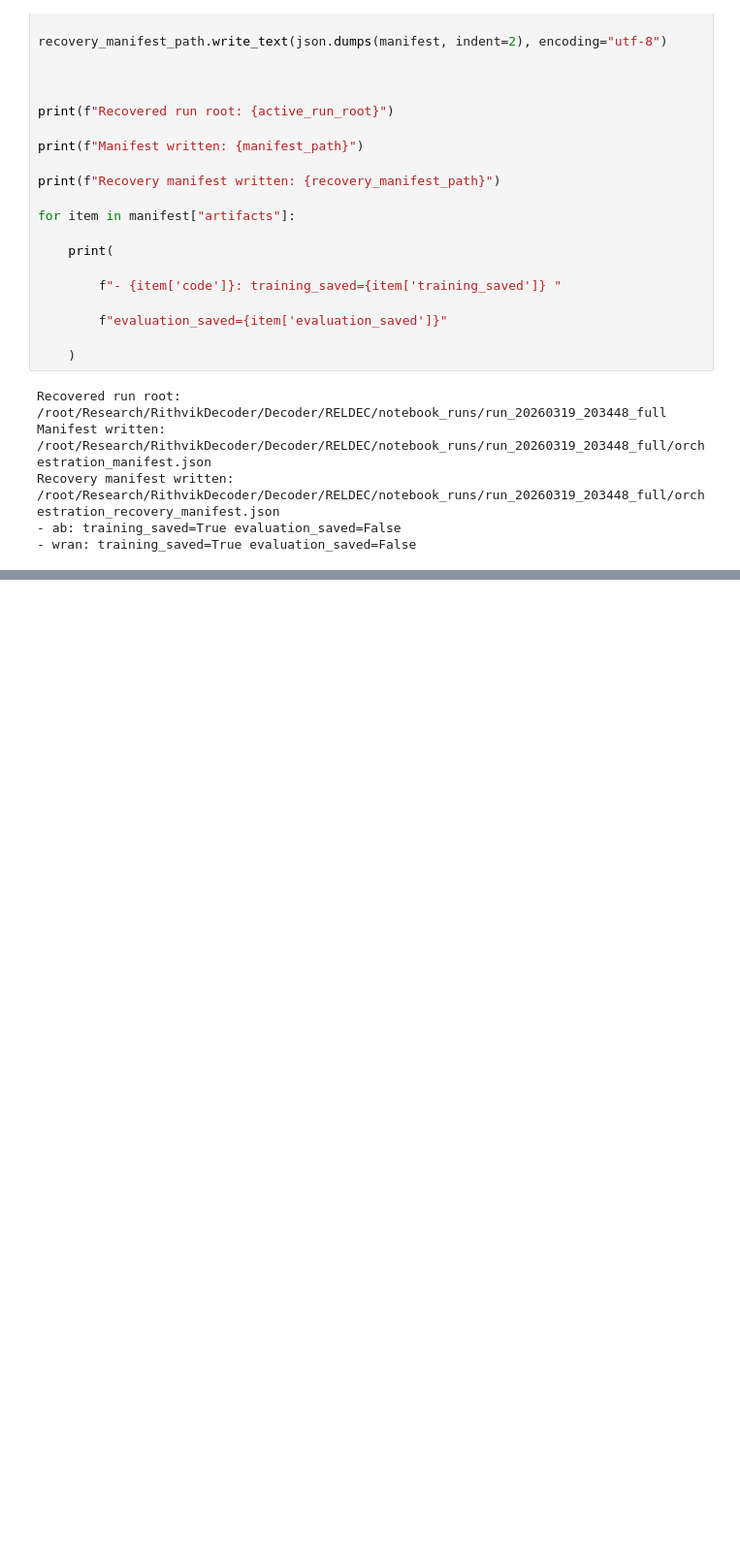
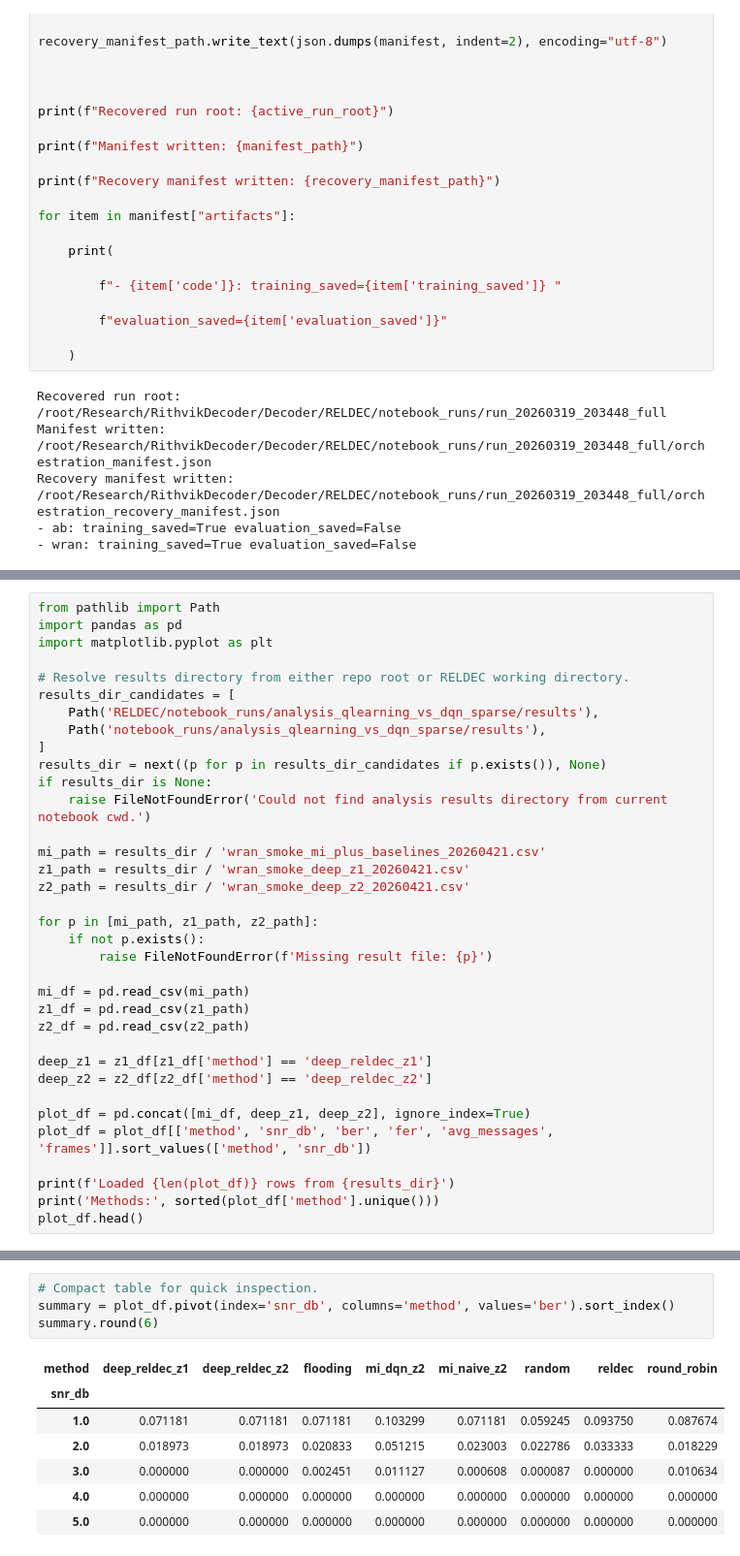
Before and after one commit to houleux/Decoder, a Jupyter notebook: RELDEC/RELDEC_eval_from_ckpt.ipynb, the cells around one changed output, grey strips where cells are left out. Shown at 97% size. Saved outputs shown, nothing was run; the diff lists cells and outputs as text; blank space fills up the shorter version.

```diff
--- a/RELDEC/RELDEC_eval_from_ckpt.ipynb
+++ b/RELDEC/RELDEC_eval_from_ckpt.ipynb
@@ -1354,0 +1364,35 @@ Recovery manifest written: /root/Research/RithvikDecoder/Decoder/RELDEC/notebook
+# %%
+from pathlib import Path
+import pandas as pd
+import matplotlib.pyplot as plt
+
+# Resolve results directory from either repo root or RELDEC working directory.
+results_dir_candidates = [
+    Path('RELDEC/notebook_runs/analysis_qlearning_vs_dqn_sparse/results'),
+    Path('notebook_runs/analysis_qlearning_vs_dqn_sparse/results'),
+]
+results_dir = next((p for p in results_dir_candidates if p.exists()), None)
+if results_dir is None:
+    raise FileNotFoundError('Could not find analysis results directory from current notebook cwd.')
+
+mi_path = results_dir / 'wran_smoke_mi_plus_baselines_20260421.csv'
+z1_path = results_dir / 'wran_smoke_deep_z1_20260421.csv'
+z2_path = results_dir / 'wran_smoke_deep_z2_20260421.csv'
+
+for p in [mi_path, z1_path, z2_path]:
+    if not p.exists():
+        raise FileNotFoundError(f'Missing result file: {p}')
+
+mi_df = pd.read_csv(mi_path)
+z1_df = pd.read_csv(z1_path)
+z2_df = pd.read_csv(z2_path)
+
+deep_z1 = z1_df[z1_df['method'] == 'deep_reldec_z1']
+deep_z2 = z2_df[z2_df['method'] == 'deep_reldec_z2']
+
+plot_df = pd.concat([mi_df, deep_z1, deep_z2], ignore_index=True)
+plot_df = plot_df[['method', 'snr_db', 'ber', 'fer', 'avg_messages', 'frames']].sort_values(['method', 'snr_db'])
+
+print(f'Loaded {len(plot_df)} rows from {results_dir}')
+print('Methods:', sorted(plot_df['method'].unique()))
+plot_df.head()
@@ -1354,0 +1459,12 @@ Recovery manifest written: /root/Research/RithvikDecoder/Decoder/RELDEC/notebook
+# %%
+# Compact table for quick inspection.
+summary = plot_df.pivot(index='snr_db', columns='method', values='ber').sort_index()
+summary.round(6)
+# %% [output]
+| method | deep_reldec_z1 | deep_reldec_z2 | flooding | mi_dqn_z2 | mi_naive_z2 | random | reldec | round_robin |
+| snr_db |  |  |  |  |  |  |  |  |
+| 1.0 | 0.071181 | 0.071181 | 0.071181 | 0.103299 | 0.071181 | 0.059245 | 0.093750 | 0.087674 |
+| 2.0 | 0.018973 | 0.018973 | 0.020833 | 0.051215 | 0.023003 | 0.022786 | 0.033333 | 0.018229 |
+| 3.0 | 0.000000 | 0.000000 | 0.002451 | 0.011127 | 0.000608 | 0.000087 | 0.000000 | 0.010634 |
+| 4.0 | 0.000000 | 0.000000 | 0.000000 | 0.000000 | 0.000000 | 0.000000 | 0.000000 | 0.000000 |
+| 5.0 | 0.000000 | 0.000000 | 0.000000 | 0.000000 | 0.000000 | 0.000000 | 0.000000 | 0.000000 |
```
Also changed, not shown: parts of 3 cells of this notebook, 11 other files.
